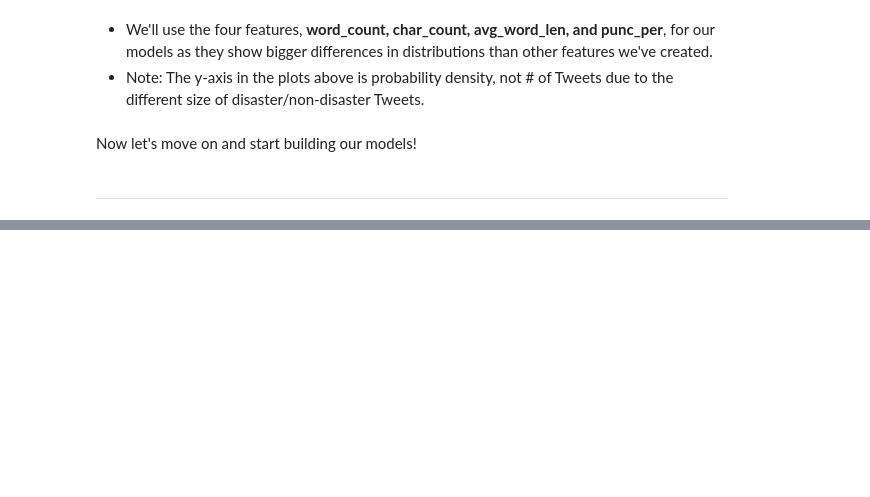
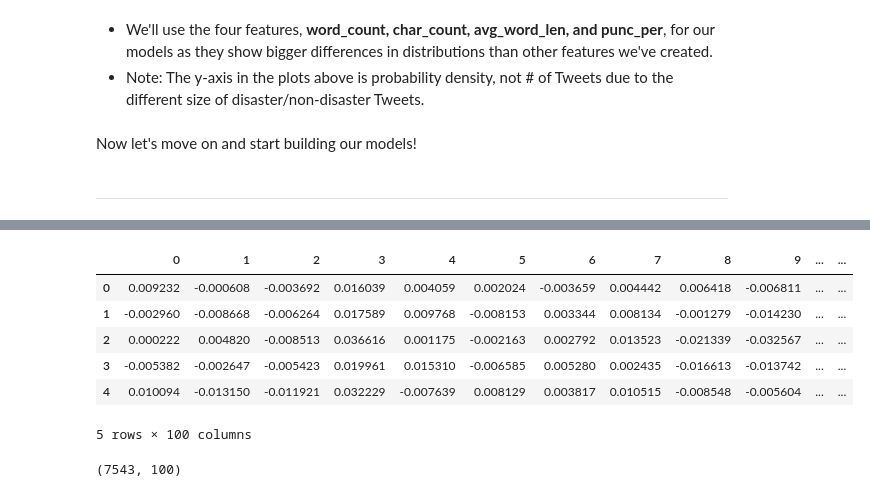
Before and after one commit to kokou-sekpona/p_8_openclassrooms, a Jupyter notebook: P8_.ipynb, the cells around one changed output, grey strips where cells are left out. Cells and saved outputs as stored; diff of their text form; code cells hidden in the pictures; blank space fills up the shorter version.

```diff
--- a/P8_.ipynb
+++ b/P8_.ipynb
@@ -746,0 +790,3 @@ X_features.head()
+# %%
+data=df_train['text_cleaned'].tolist()
+tagged_data = [TaggedDocument(words=word_tokenize(d), tags=[str(i)]) for i, d in enumerate(data)]
@@ -746,0 +797,26 @@ X_features.head()
+# %%
+max_epochs = 100
+vec_size = 20
+alpha = 0.025
+
+model = Doc2Vec(#size=vec_size,
+                alpha=alpha,
+                min_alpha=0.00025,
+                min_count=1,
+                dm=0
+                )
+
+vocab=model.build_vocab(tagged_data)
+
+for epoch in range(max_epochs):
+    print('iteration {0}'.format(epoch))
+    model.train(tagged_data,
+                total_examples=model.corpus_count,
+                epochs=1)
+    # decrease the learning rate
+    model.alpha -= 0.0002
+    # fix the learning rate, no decay
+    model.min_alpha = model.alpha
+
+model.save("d2v.model")
+print("Model Saved")
@@ -746,0 +838,18 @@ X_features.head()
+# %%
+doc_data=[]
+for i in range(len(tagged_data)):
+  doc_data.append(model.infer_vector(tagged_data[i].words))
+doc_df=pd.DataFrame(doc_data)
+doc_df.head()
+# %% [output]
+|  | 0 | 1 | 2 | 3 | 4 | 5 | 6 | 7 | 8 | 9 | ... | ... |
+| 0 | 0.009232 | -0.000608 | -0.003692 | 0.016039 | 0.004059 | 0.002024 | -0.003659 | 0.004442 | 0.006418 | -0.006811 | ... | ... |
+| 1 | -0.002960 | -0.008668 | -0.006264 | 0.017589 | 0.009768 | -0.008153 | 0.003344 | 0.008134 | -0.001279 | -0.014230 | ... | ... |
+| 2 | 0.000222 | 0.004820 | -0.008513 | 0.036616 | 0.001175 | -0.002163 | 0.002792 | 0.013523 | -0.021339 | -0.032567 | ... | ... |
+| 3 | -0.005382 | -0.002647 | -0.005423 | 0.019961 | 0.015310 | -0.006585 | 0.005280 | 0.002435 | -0.016613 | -0.013742 | ... | ... |
+| 4 | 0.010094 | -0.013150 | -0.011921 | 0.032229 | -0.007639 | 0.008129 | 0.003817 | 0.010515 | -0.008548 | -0.005604 | ... | ... |
+5 rows × 100 columns
+# %%
+doc_df.shape
+# %% [output]
+(7543, 100)
```
Also changed, not shown: parts of 39 cells of this notebook, 3 other files.
